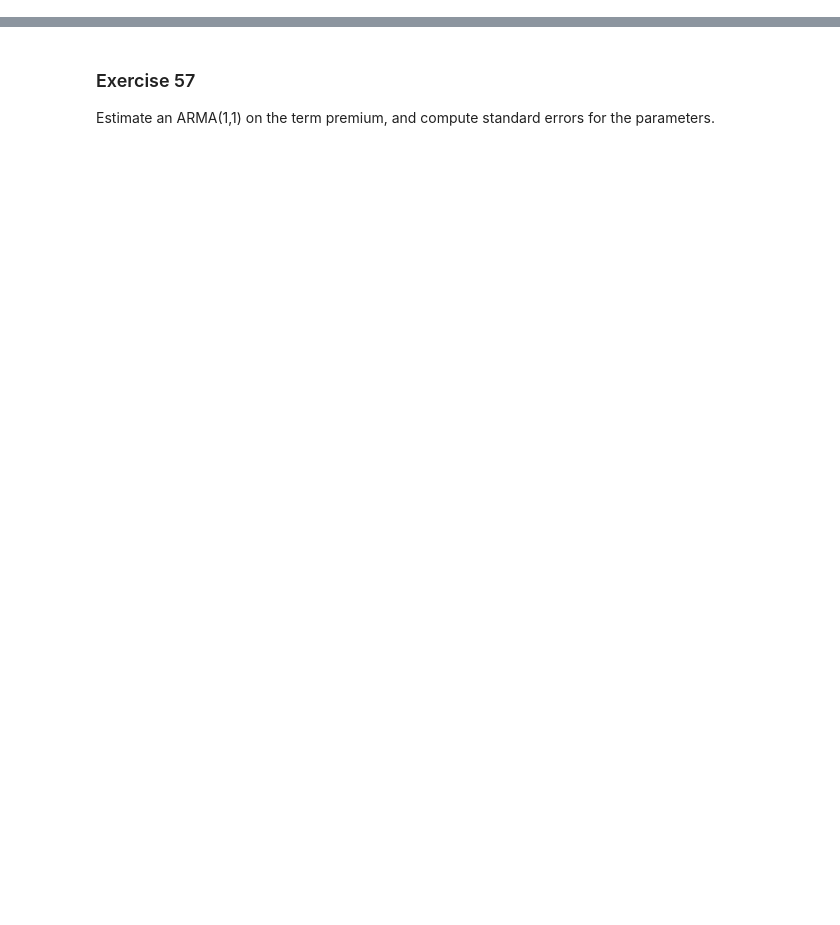
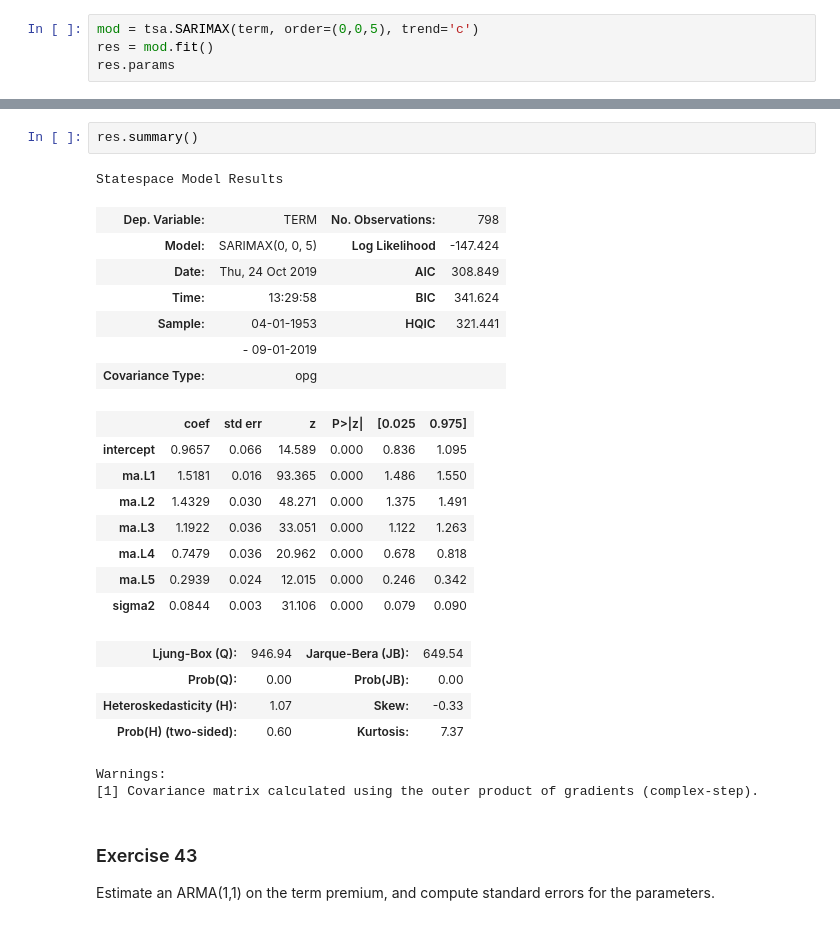
Before and after one commit to bashtage/python-introduction, a Jupyter notebook: solutions/autumn/arma-estimation.ipynb, the cells around one changed output, grey strips where cells are left out. Cells and saved outputs as stored; diff of their text form; blank space fills up the shorter version.

```diff
--- a/solutions/autumn/arma-estimation.ipynb
+++ b/solutions/autumn/arma-estimation.ipynb
@@ -16 +60,5 @@ Estimate an AR(1) on the term premium, and compute standard errors for the param
 Estimate an MA(5) on the term premium, and compute standard errors for the parameters.
+# %%
+mod = tsa.SARIMAX(term, order=(0,0,5), trend='c')
+res = mod.fit()
+res.params
@@ -17,3 +74,28 @@ Estimate an MA(5) on the term premium, and compute standard errors for the param
+# %%
+res.summary()
+# %% [output]
+Statespace Model Results
+| Dep. Variable: | TERM | No. Observations: | 798 |
+| Model: | SARIMAX(0, 0, 5) | Log Likelihood | -147.424 |
+| Date: | Thu, 24 Oct 2019 | AIC | 308.849 |
+| Time: | 13:29:58 | BIC | 341.624 |
+| Sample: | 04-01-1953 | HQIC | 321.441 |
+|  | - 09-01-2019 |  |  |
+| Covariance Type: | opg |  |  |
+|  | coef | std err | z | P>|z| | [0.025 | 0.975] |
+| intercept | 0.9657 | 0.066 | 14.589 | 0.000 | 0.836 | 1.095 |
+| ma.L1 | 1.5181 | 0.016 | 93.365 | 0.000 | 1.486 | 1.550 |
+| ma.L2 | 1.4329 | 0.030 | 48.271 | 0.000 | 1.375 | 1.491 |
+| ma.L3 | 1.1922 | 0.036 | 33.051 | 0.000 | 1.122 | 1.263 |
+| ma.L4 | 0.7479 | 0.036 | 20.962 | 0.000 | 0.678 | 0.818 |
+| ma.L5 | 0.2939 | 0.024 | 12.015 | 0.000 | 0.246 | 0.342 |
+| sigma2 | 0.0844 | 0.003 | 31.106 | 0.000 | 0.079 | 0.090 |
+| Ljung-Box (Q): | 946.94 | Jarque-Bera (JB): | 649.54 |
+| Prob(Q): | 0.00 | Prob(JB): | 0.00 |
+| Heteroskedasticity (H): | 1.07 | Skew: | -0.33 |
+| Prob(H) (two-sided): | 0.60 | Kurtosis: | 7.37 |
+Warnings:
+[1] Covariance matrix calculated using the outer product of gradients (complex-step).
 # %% [markdown]
-### Exercise 57
+### Exercise 43
 Estimate an ARMA(1,1) on the term premium, and compute standard errors for the parameters.
```
Also changed, not shown: parts of 11 cells of this notebook, 48 other files.
